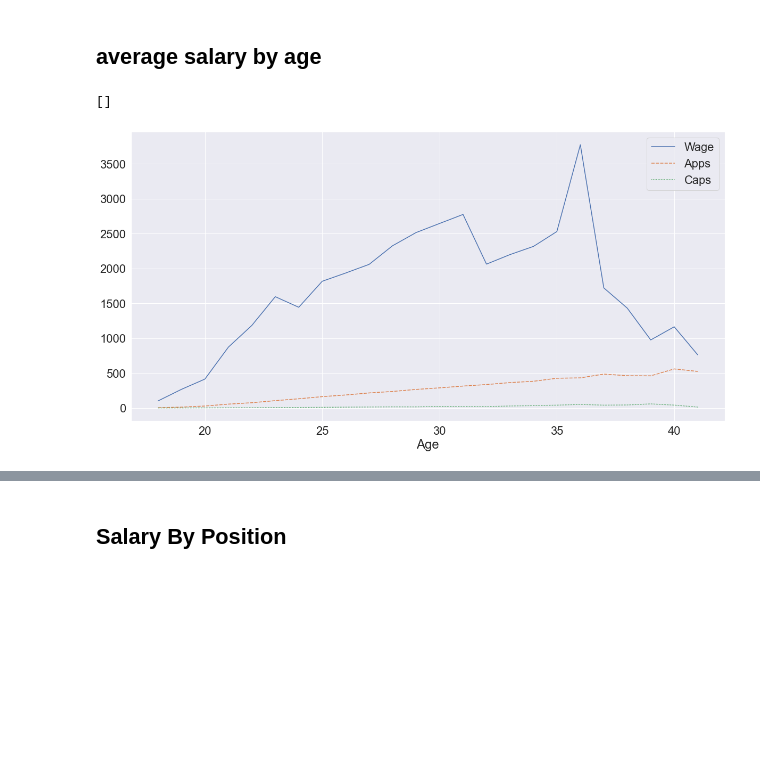
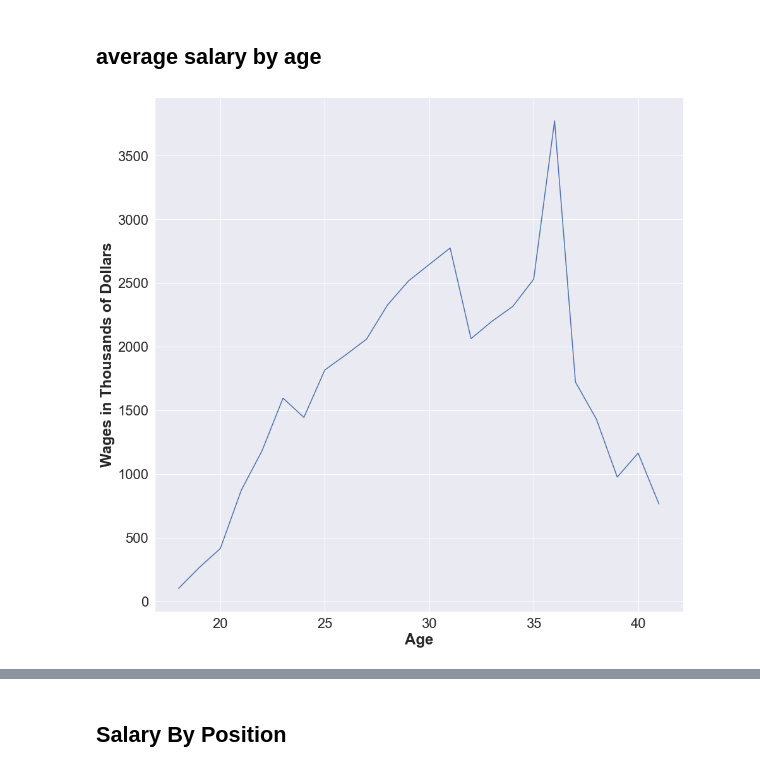
Before and after one commit to UWDSC-TCC/Soccer-player-data-viz, a Jupyter notebook: Soccer-data-viz.ipynb, the cells around one changed output, grey strips where cells are left out. Saved outputs shown, nothing was run; the diff lists cells and outputs as text; code cells hidden in the pictures; blank space fills up the shorter version.

```diff
--- a/Soccer-data-viz.ipynb
+++ b/Soccer-data-viz.ipynb
@@ -10,6 +10,7 @@ import numpy as np
 soccer_df = pd.read_csv('SalaryPrediction.csv')
 soccer_df['Wage'] = soccer_df['Wage'].str.replace(',','').astype(int)
 soccer_df['Wage'] = soccer_df['Wage']/1000
+
+
+
 soccer_df
-
-sns.set(font_scale=2)
@@ -27,10 +49,14 @@ sns.boxplot(x='League',y='Wage',data=top_50_salaries_removed).set(title="Box and
 # %% [markdown]
 ## average salary by age
 # %%
-plt.figure(figsize=(20, 10))
+plt.figure(figsize=(15, 15))
 age_df = soccer_df.groupby('Age').mean()
-sns.lineplot(data=age_df)
+bx = sns.lineplot(data=age_df['Wage'])
+bx.set(ylabel = "Wages in Thousands of Dollars")
+bx.yaxis.label.set(fontweight='bold')
+bx.xaxis.label.set(fontweight='bold')
 plt.plot()
+
+plt.savefig('Linegraphbyage.png')
 # %% [output]
-[]
-[figure, old version]
+[figure, new version]
```
Also changed, not shown: parts of 6 cells of this notebook, 8 other files.
